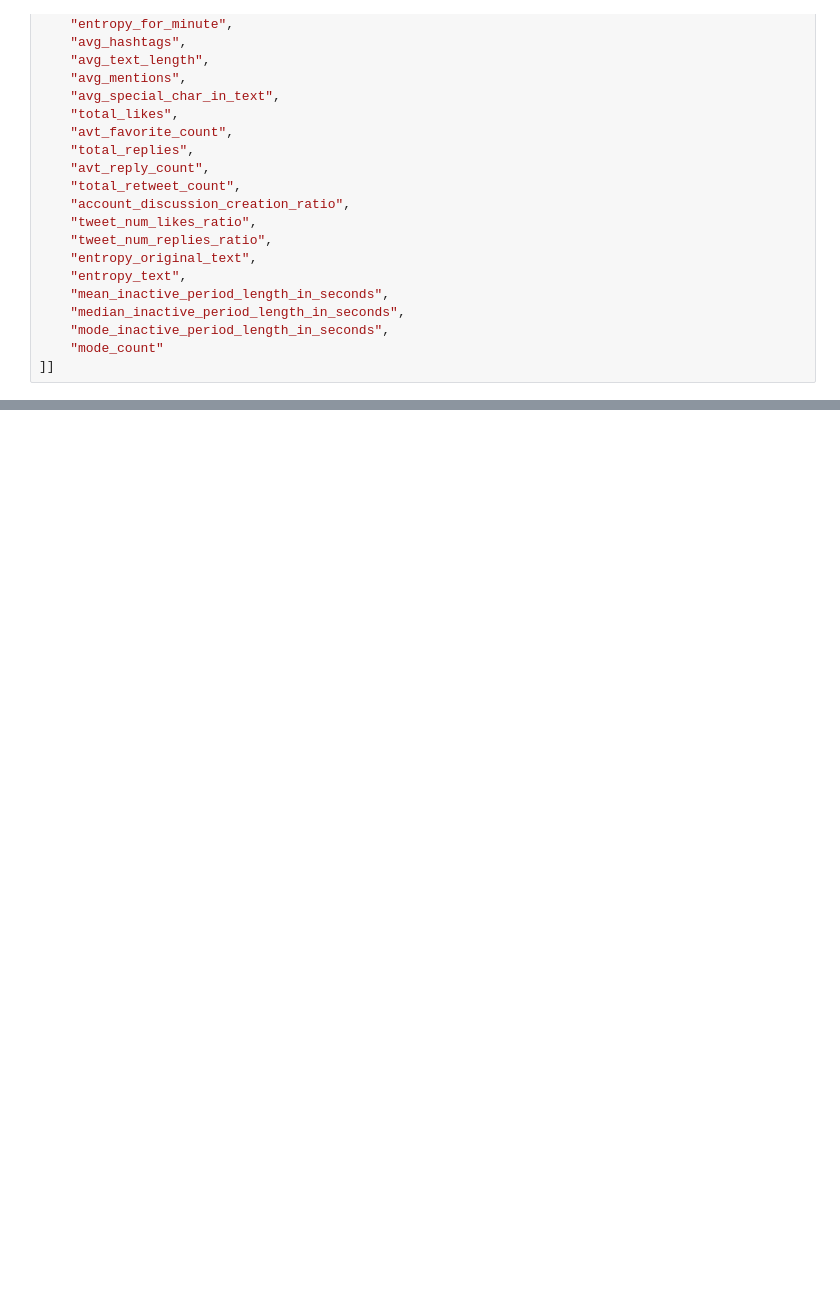
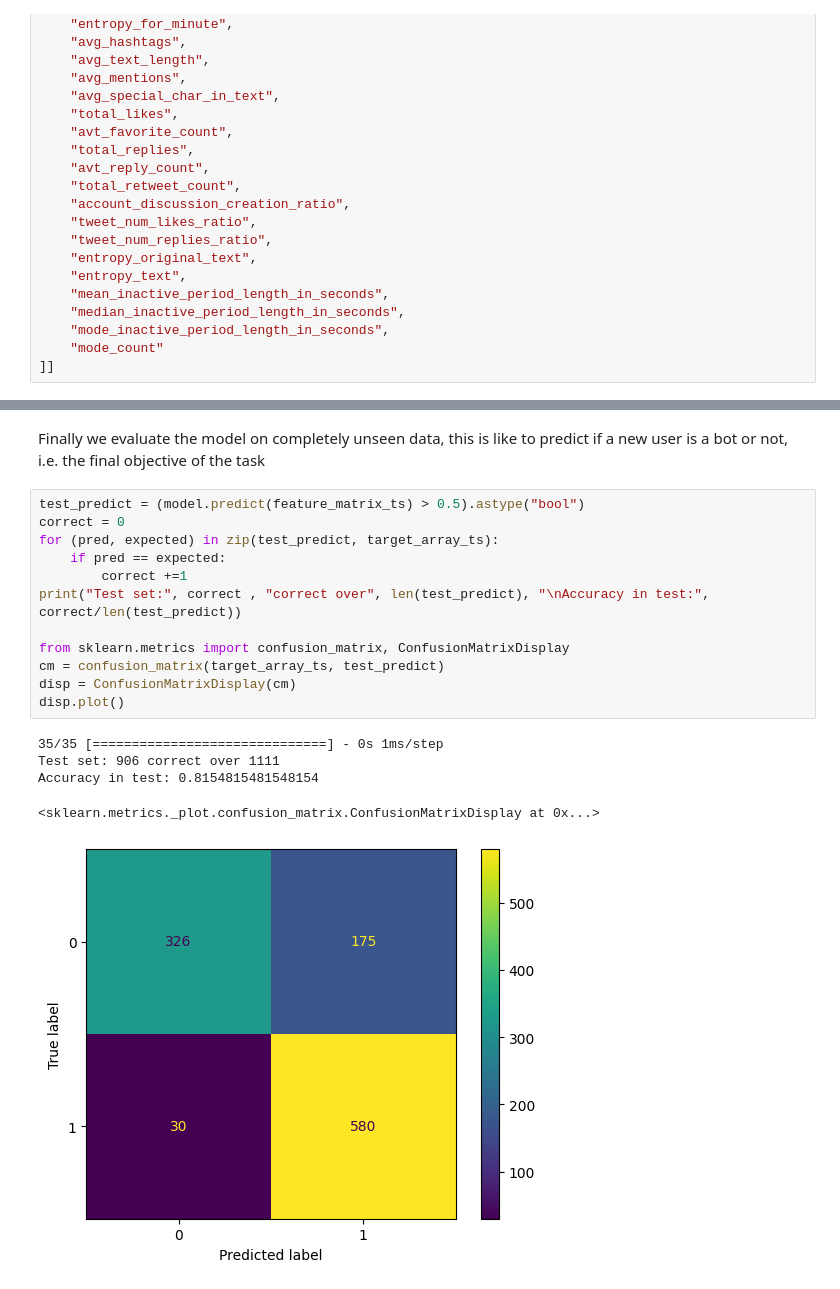
Before and after one commit to The-seven-dwarfs/DataMining-Group7, a Jupyter notebook: 3.x-Neural_network_classification.ipynb, the cells around one changed output, grey strips where cells are left out. Drawn from its saved outputs; the diff is of its cells as text; blank space fills up the shorter version.

```diff
--- a/3.x-Neural_network_classification.ipynb
+++ b/3.x-Neural_network_classification.ipynb
@@ -135,0 +143,20 @@ disp.plot()
+# %% [markdown]
+Finally we evaluate the model on completely unseen data, this is like to predict if a new user is a bot or not, i.e. the final objective of the task
+# %%
+test_predict = (model.predict(feature_matrix_ts) > 0.5).astype("bool")
+correct = 0
+for (pred, expected) in zip(test_predict, target_array_ts):
+    if pred == expected:
+        correct +=1
+print("Test set:", correct , "correct over", len(test_predict), "\nAccuracy in test:", correct/len(test_predict))
+
+from sklearn.metrics import confusion_matrix, ConfusionMatrixDisplay
+cm = confusion_matrix(target_array_ts, test_predict)
+disp = ConfusionMatrixDisplay(cm)
+disp.plot()
+# %% [output]
+35/35 [==============================] - 0s 1ms/step
+Test set: 906 correct over 1111
+Accuracy in test: 0.8154815481548154
+<sklearn.metrics._plot.confusion_matrix.ConfusionMatrixDisplay at 0x...>
+[figure, added]
```
Also changed, not shown: parts of 15 cells of this notebook, 1 other file.
